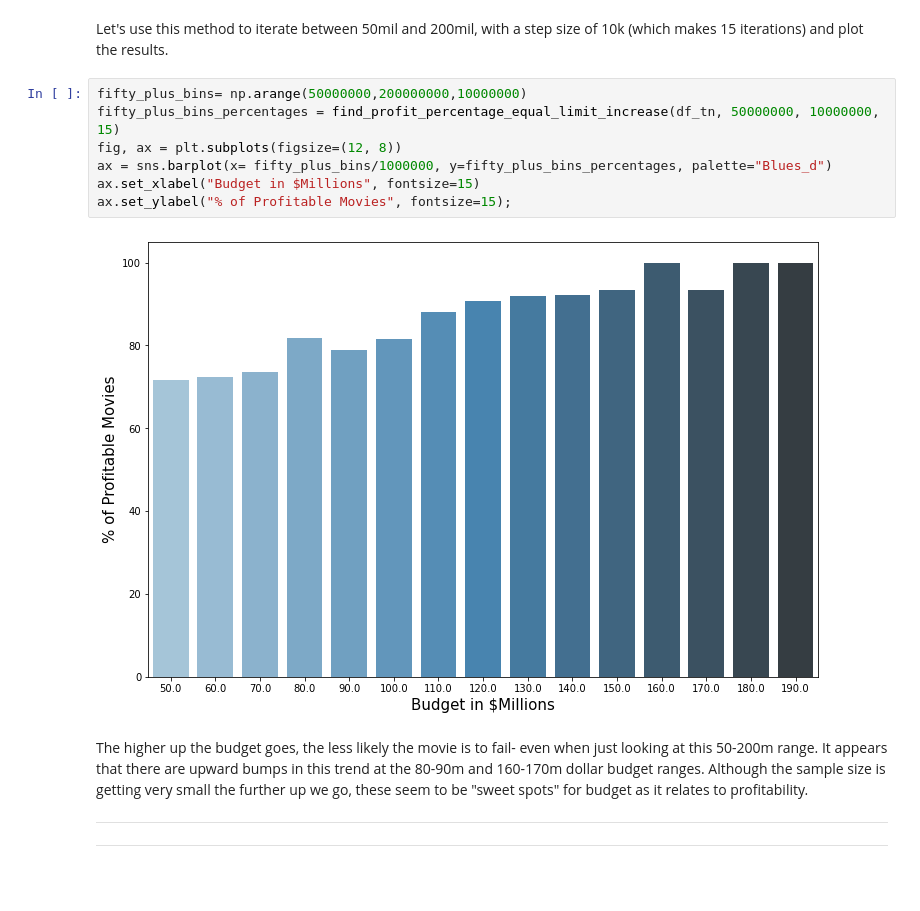
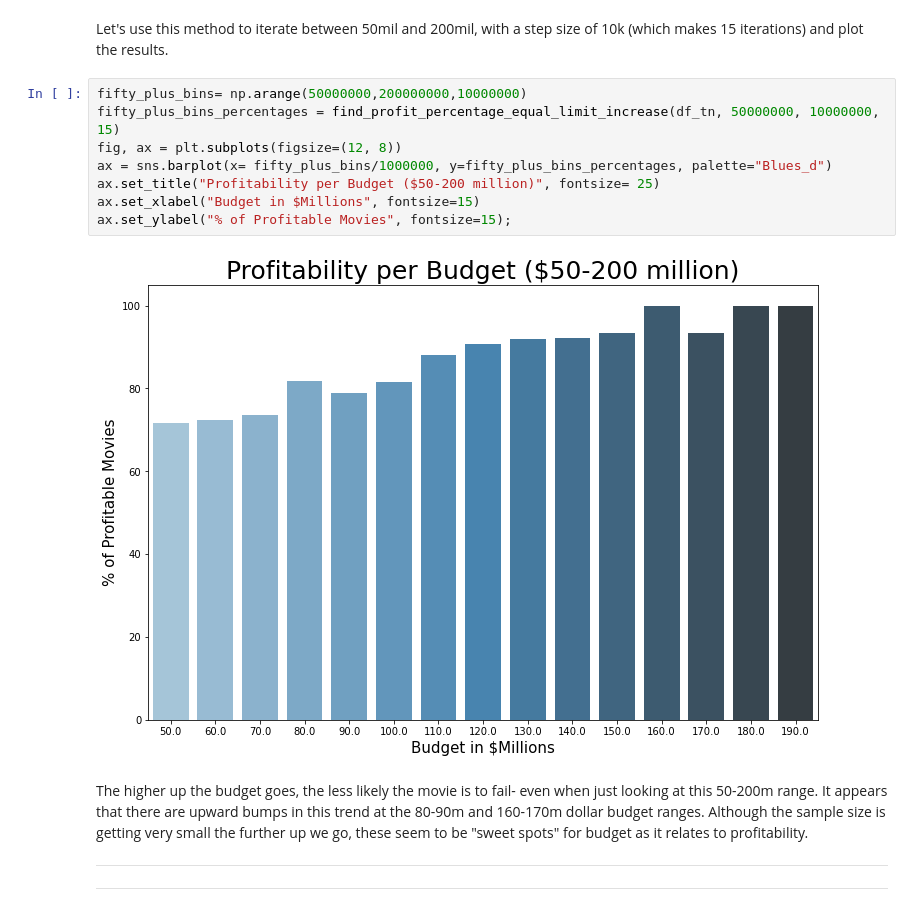
Before and after one commit to ewehmueller/movie-analysis, a Jupyter notebook: movie-analysis.ipynb, the cells around one changed output. Saved outputs shown, nothing was run; the diff lists cells and outputs as text; blank space fills up the shorter version.

Commit message:
adding titles+restarting kernel

```diff
--- a/movie-analysis.ipynb
+++ b/movie-analysis.ipynb
@@ -451,12 +451,13 @@ Let's use this method to iterate between 50mil and 200mil, with a step size of 1
 # %%
 fifty_plus_bins= np.arange(50000000,200000000,10000000)
 fifty_plus_bins_percentages = find_profit_percentage_equal_limit_increase(df_tn, 50000000, 10000000, 15)
 fig, ax = plt.subplots(figsize=(12, 8))
 ax = sns.barplot(x= fifty_plus_bins/1000000, y=fifty_plus_bins_percentages, palette="Blues_d")
+ax.set_title("Profitability per Budget ($50-200 million)", fontsize= 25)
 ax.set_xlabel("Budget in $Millions", fontsize=15)
 ax.set_ylabel("% of Profitable Movies", fontsize=15);
 # %% [output]
-[figure, old version]
+[figure, new version]
 # %% [markdown]
 The higher up the budget goes, the less likely the movie is to fail- even when just looking at this 50-200m range. It appears that there are upward bumps in this trend at the 80-90m and 160-170m dollar budget ranges.  Although the sample size is getting very small the further up we go, these seem to be "sweet spots" for budget as it relates to profitability.
 
```
Also changed, not shown: parts of 1 cell of this notebook.
